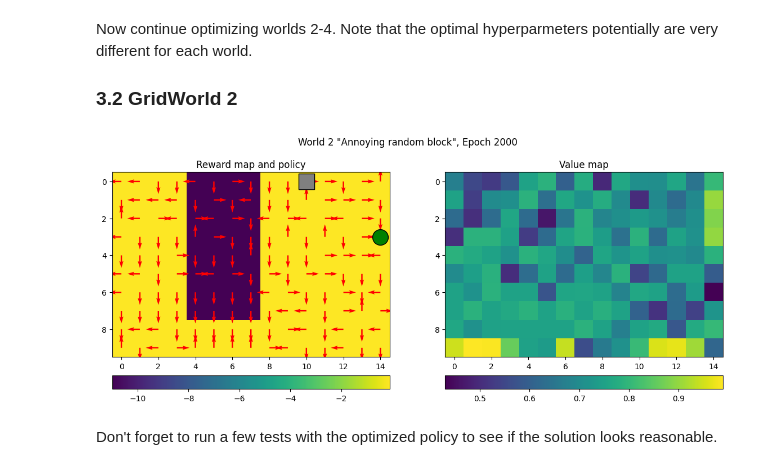
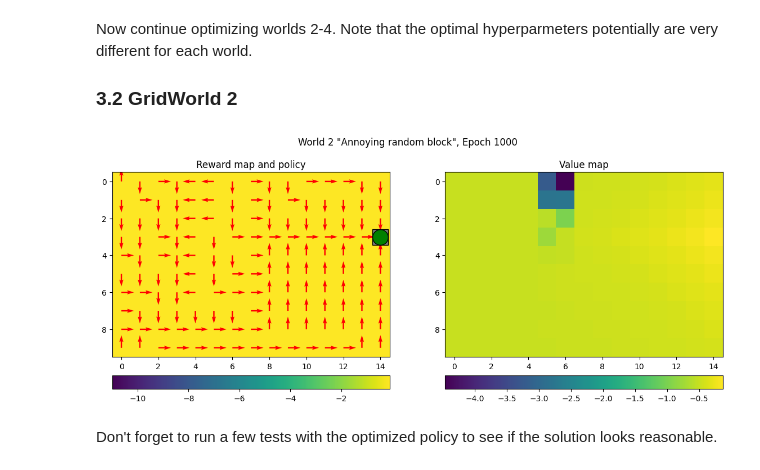
Before and after one commit to marijnkj/-D-NN, a Jupyter notebook: A4_Reinforcement/QLearning.ipynb, the cells around one changed output. Drawn from its saved outputs; the diff is of its cells as text; code cells hidden in the pictures.

```diff
--- a/A4_Reinforcement/QLearning.ipynb
+++ b/A4_Reinforcement/QLearning.ipynb
@@ -144,7 +144,7 @@ def QLearning(World, params={}):
     # State structure (1, 1), (1, 2), ..., (1, width), (2, 1), (2, 2), ..., (2, width), ..., (length, 1), (length, 2), ..., (length, width)
     # Q = np.random.rand(WSize[0] * WSize[1], NA)
     # Q = {(y, x): [random.random() for i in range(NA)] for y in range(WSize[0]) for x in range(WSize[1])}
-    Q = np.random.rand(WSize[0], WSize[1], NA)
+    Q = -0.5 * np.random.rand(WSize[0], WSize[1], NA)
 
     for i in range(params["Epochs"]):
         World.init()
@@ -163,7 +163,7 @@ def QLearning(World, params={}):
             # Do Action
             isValid, reward = World.doAction(A[action_ind])
 
-            if isValid:
+            if True: #isValid:
                 # Check state
                 next_state, isTerm = World.getState()
 
@@ -171,19 +171,18 @@ def QLearning(World, params={}):
                 #Q[state[0], state[1], action_ind] = (1 - params["Alpha"]) * Q[state[0], state[1], action_ind] + params["Alpha"] * (reward + params["Gamma"] * np.max(Q[next_state[0], next_state[1]]))
 
                 # Change state to World._pos
-                Q[World._pos[0], World._pos[1], action_ind] = (1 - params["Alpha"]) * Q[World._pos[0], World._pos[1], action_ind] + params["Alpha"] * (reward + params["Gamma"] * np.max(Q[next_state[0], next_state[1]]))
+                Q[state[0], state[1], action_ind] = (1 - params["Alpha"]) * Q[state[0], state[1], action_ind] + params["Alpha"] * (reward + params["Gamma"] * np.max(Q[next_state[0], next_state[1]]))
 
+                state = next_state
 
                 if isTerm:
-                    Q[World._pos[0], World._pos[1], action_ind] = 0
+                    # Q[World._pos[0], World._pos[1], action_ind] = 0
                     break
-            else:
-                Q[World._pos[0], World._pos[1], action_ind] = -10
-
 
         # Update plots with regular intervals
         if ((i+1) % params["DrawInterval"] == 0) or (i == params["Epochs"]-1):
             World.draw(epoch=(i+1), Q=Q)
+            #print(Q)
 
     # ============================================
 
@@ -264,16 +266,16 @@ Now continue optimizing worlds 2-4. Note that the optimal hyperparmeters potenti
 # %%
 W2 = GridWorld(2)
 
 # --------------------------------------------
 # === Your code here =========================
 # --------------------------------------------
 
-Q2 = QLearning(W2, params={"Alpha": 0.3, "Gamma": 0.9, "ExpRate": 0.2, "Epochs": 2000, "MaxSteps": 200, "DrawInterval": 100})
+Q2 = QLearning(W2, params={"Alpha": 0.5, "Gamma": 0.8, "ExpRate": 0.6, "Epochs": 1000, "MaxSteps": 500, "DrawInterval": 100})
 
 
 # ============================================
 # %% [output]
-[figure, old version]
+[figure, new version]
 # %% [markdown]
 Don't forget to run a few tests with the optimized policy to see if the solution looks reasonable.
 # %%
```
Also changed, not shown: parts of 13 cells of this notebook.
